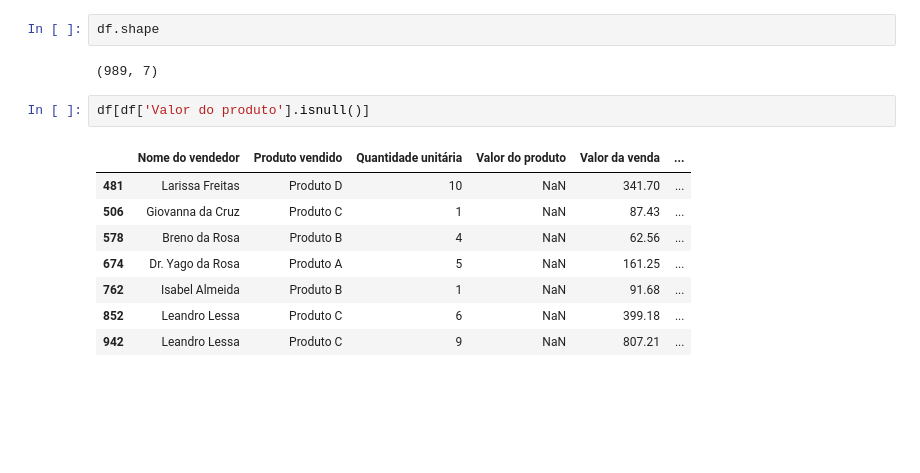
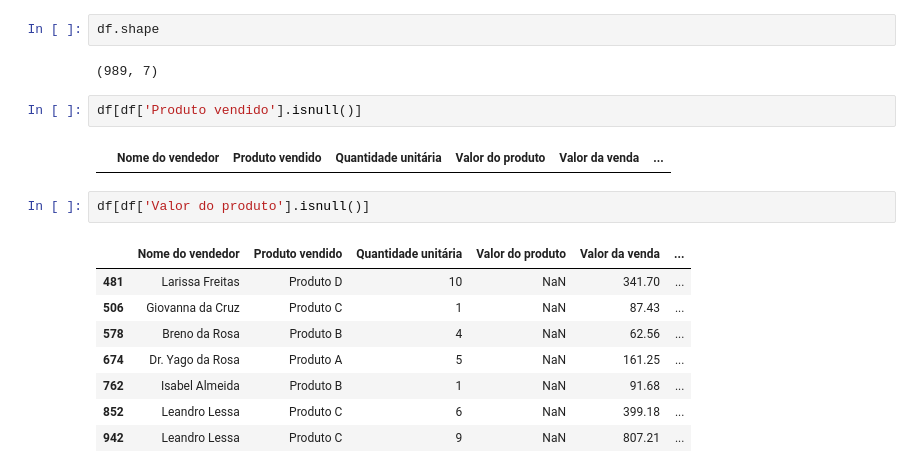
Before and after one commit to campos-dev/xpe_analista_dados_financas, a Jupyter notebook: modulo2_fundamentos_analise_ciencia_dados/pratico/TPM2.ipynb, the cells around one changed output. Saved outputs shown, nothing was run; the diff lists cells and outputs as text; blank space fills up the shorter version.

```diff
--- a/modulo2_fundamentos_analise_ciencia_dados/pratico/TPM2.ipynb
+++ b/modulo2_fundamentos_analise_ciencia_dados/pratico/TPM2.ipynb
@@ -67,6 +67,10 @@ df.dropna(subset=['Produto vendido'], inplace=True)
 df.shape
 # %% [output]
 (989, 7)
+# %%
+df[df['Produto vendido'].isnull()]
+# %% [output]
+|  | Nome do vendedor | Produto vendido | Quantidade unitária | Valor do produto | Valor da venda | ... |
 # %%
 df[df['Valor do produto'].isnull()]
 # %% [output]
```
Also changed, not shown: parts of 7 cells of this notebook, 2 other files.
